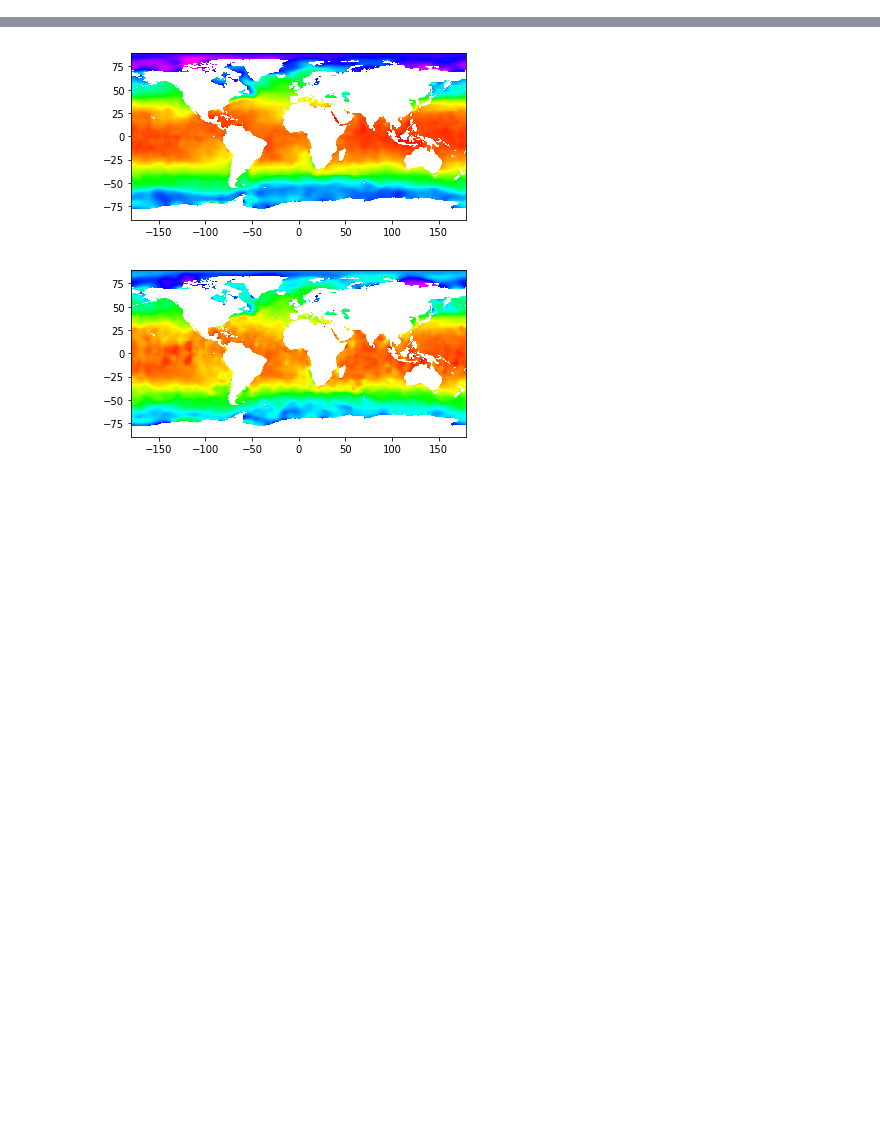
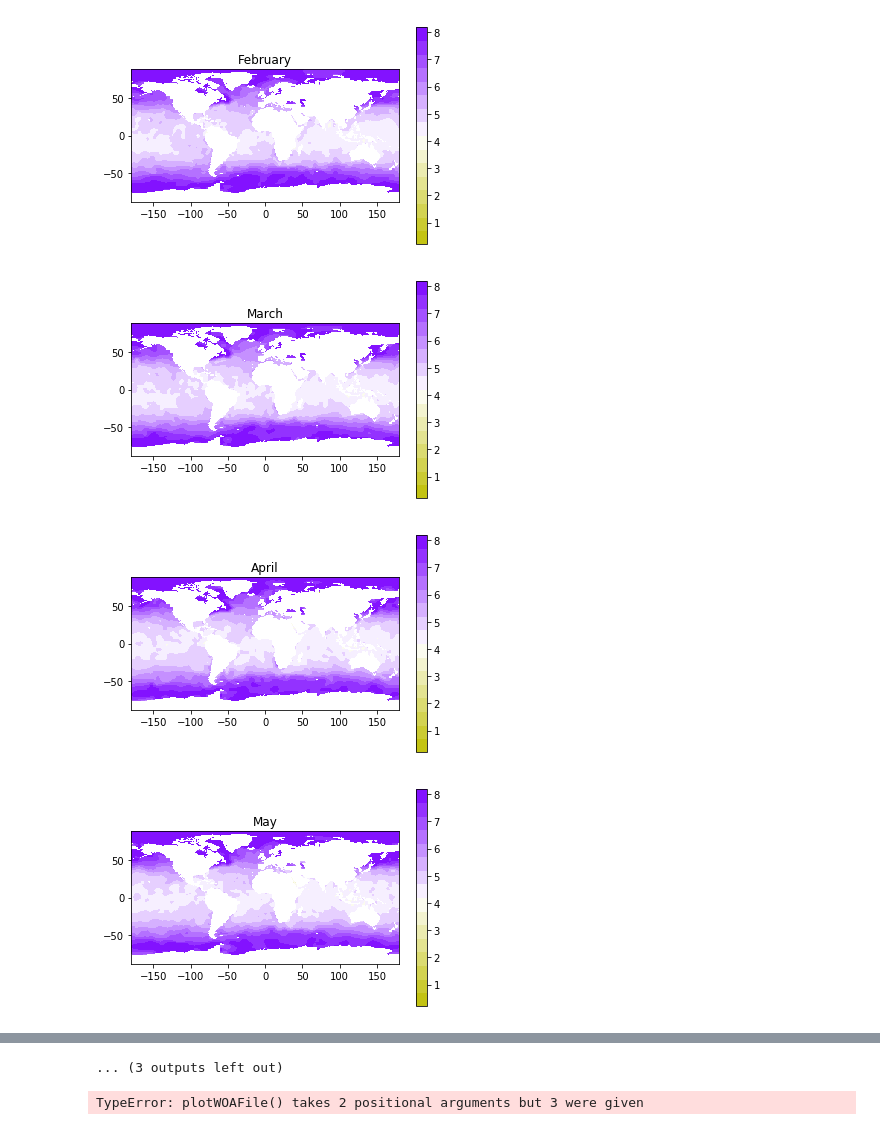
Before and after one commit to OceanAtlas/incubator, a Jupyter notebook: WOA_Explorer.ipynb, the cells around one changed output, grey strips where cells are left out. Cells and saved outputs as stored; diff of their text form; code cells hidden in the pictures; blank space fills up the shorter version.

```diff
--- a/WOA_Explorer.ipynb
+++ b/WOA_Explorer.ipynb
@@ -99,0 +106,29 @@ float32 lat(lat)
+# %%
+def plotWOAFile(inGrid, title):
+    colors = [(0.765, 0.765, 0.074), (1, 1, 1), (0.514, 0.074, 1)]
+    cm = LinearSegmentedColormap.from_list("O2 Global", colors, 16)
+    plt.imshow(inGrid, extent=(lonGrid.min(), lonGrid.max(), latGrid.min(), latGrid.max()),
+          interpolation='nearest', cmap=cm, vmin=0.2, vmax=8.2) #LRBT
+#     plt.xlim(0, -120)
+#     plt.ylim(40, 50)
+    plt.colorbar(cmap=cm)
+    plt.title(title)
+    plt.show()
+# %%
+gridAnnual,gLatGrid,gLonGrid = gridWOAFile("/Users/oz/Downloads/oxygen1/netcdf/all/1.00/woa13_all_o00_01.nc","o_an", 0)
+gridJan,gLatGrid,gLonGrid = gridWOAFile("/Users/oz/Downloads/oxygen1/netcdf/all/1.00/woa13_all_o01_01.nc","o_an", 0)
+gridFeb,gLatGrid,gLonGrid = gridWOAFile("/Users/oz/Downloads/oxygen1/netcdf/all/1.00/woa13_all_o02_01.nc","o_an", 0)
+gridMar,gLatGrid,gLonGrid = gridWOAFile("/Users/oz/Downloads/oxygen1/netcdf/all/1.00/woa13_all_o03_01.nc","o_an", 0)
+gridApr,gLatGrid,gLonGrid = gridWOAFile("/Users/oz/Downloads/oxygen1/netcdf/all/1.00/woa13_all_o04_01.nc","o_an", 0)
+gridMay,gLatGrid,gLonGrid = gridWOAFile("/Users/oz/Downloads/oxygen1/netcdf/all/1.00/woa13_all_o05_01.nc","o_an", 0)
+gridJun,gLatGrid,gLonGrid = gridWOAFile("/Users/oz/Downloads/oxygen1/netcdf/all/1.00/woa13_all_o06_01.nc","o_an", 0)
+gridJul,gLatGrid,gLonGrid = gridWOAFile("/Users/oz/Downloads/oxygen1/netcdf/all/1.00/woa13_all_o07_01.nc","o_an", 0)
+gridAug,gLatGrid,gLonGrid = gridWOAFile("/Users/oz/Downloads/oxygen1/netcdf/all/1.00/woa13_all_o08_01.nc","o_an", 0)
+gridSep,gLatGrid,gLonGrid = gridWOAFile("/Users/oz/Downloads/oxygen1/netcdf/all/1.00/woa13_all_o09_01.nc","o_an", 0)
+gridOct,gLatGrid,gLonGrid = gridWOAFile("/Users/oz/Downloads/oxygen1/netcdf/all/1.00/woa13_all_o10_01.nc","o_an", 0)
+gridNov,gLatGrid,gLonGrid = gridWOAFile("/Users/oz/Downloads/oxygen1/netcdf/all/1.00/woa13_all_o11_01.nc","o_an", 0)
+gridDec,gLatGrid,gLonGrid = gridWOAFile("/Users/oz/Downloads/oxygen1/netcdf/all/1.00/woa13_all_o12_01.nc","o_an", 0)
+gridSpr,gLatGrid,gLonGrid = gridWOAFile("/Users/oz/Downloads/oxygen1/netcdf/all/1.00/woa13_all_o13_01.nc","o_an", 0)
+gridSum,gLatGrid,gLonGrid = gridWOAFile("/Users/oz/Downloads/oxygen1/netcdf/all/1.00/woa13_all_o14_01.nc","o_an", 0)
+gridAut,gLatGrid,gLonGrid = gridWOAFile("/Users/oz/Downloads/oxygen1/netcdf/all/1.00/woa13_all_o15_01.nc","o_an", 0)
+gridWin,gLatGrid,gLonGrid = gridWOAFile("/Users/oz/Downloads/oxygen1/netcdf/all/1.00/woa13_all_o16_01.nc","o_an", 0)
@@ -99,0 +142,21 @@ float32 lat(lat)
+# %%
+plotWOAFile(gridFeb, "February")
+plotWOAFile(gridMar, "March")
+plotWOAFile(gridApr, "April")
+plotWOAFile(gridMay, "May")
+plotWOAFile(gridJun, "June")
+plotWOAFile(gridJul, "July")
+plotWOAFile(gridAug, "August")
+plotWOAFile(gridSep, "September")
+plotWOAFile(gridOct, "October")
+plotWOAFile(gridNov, "November")
+plotWOAFile(gridDec, "December")
+plotWOAFile(gridSpr, "Spring")
+plotWOAFile(gridSum, "Summer")
+plotWOAFile(gridAut, "Autumn")
+plotWOAFile(gridWin, "Winter")
+# %% [output]
+[figure, added]
+[figure, added]
+[figure, added]
+[figure, added]
@@ -100 +171,6 @@ float32 lat(lat)
+... (3 outputs left out)
+# %%
+plotWOAFile("/Users/oz/Downloads/oxygen1/netcdf/all/1.00/woa13_all_o13_01.nc","o_an", 30)
+# %% [output]
+TypeError: plotWOAFile() takes 2 positional arguments but 3 were given
 # %%
@@ -132,8 +206,0 @@ def plotWOAFile(inFile, varToPlot, level):
-# %%
-plotWOAFile("/Users/oz/Downloads/oxygen1/netcdf/all/1.00/woa13_all_o00_01.nc","o_an", 0)
-# %% [output]
-[figure, removed]
-# %%
-plotWOAFile("/Users/oz/Downloads/oxygen1/netcdf/all/1.00/woa13_all_o01_01.nc","o_an", 0)
-# %% [output]
-[figure, removed]
```
Also changed, not shown: parts of 20 cells of this notebook, 1 other file.
